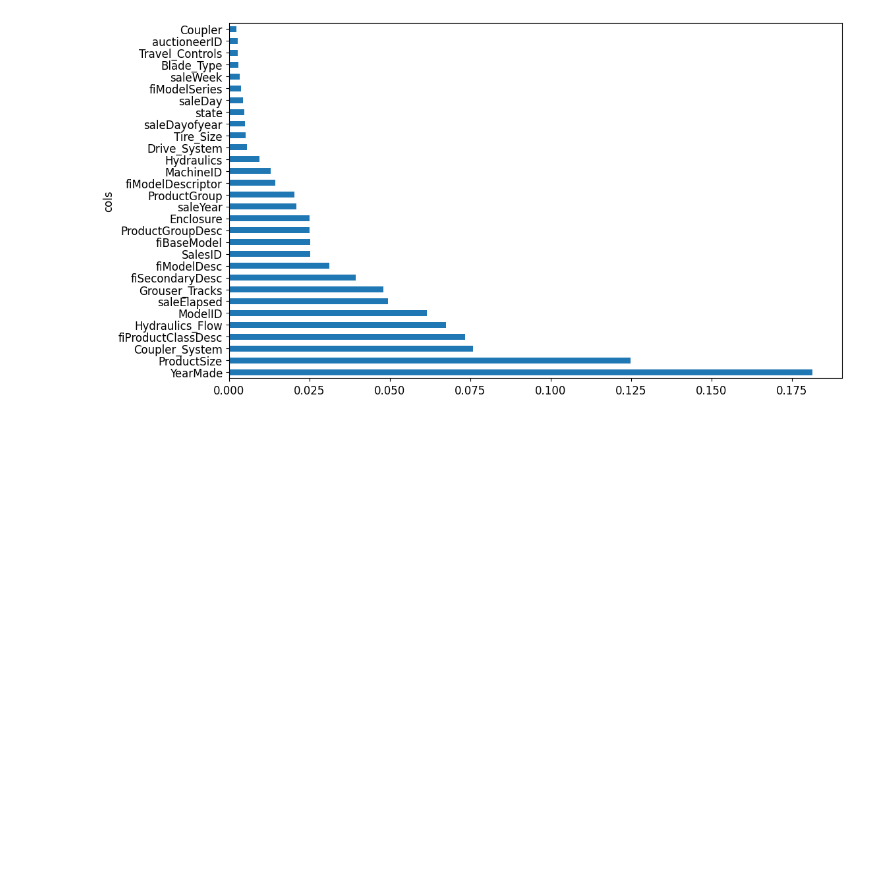
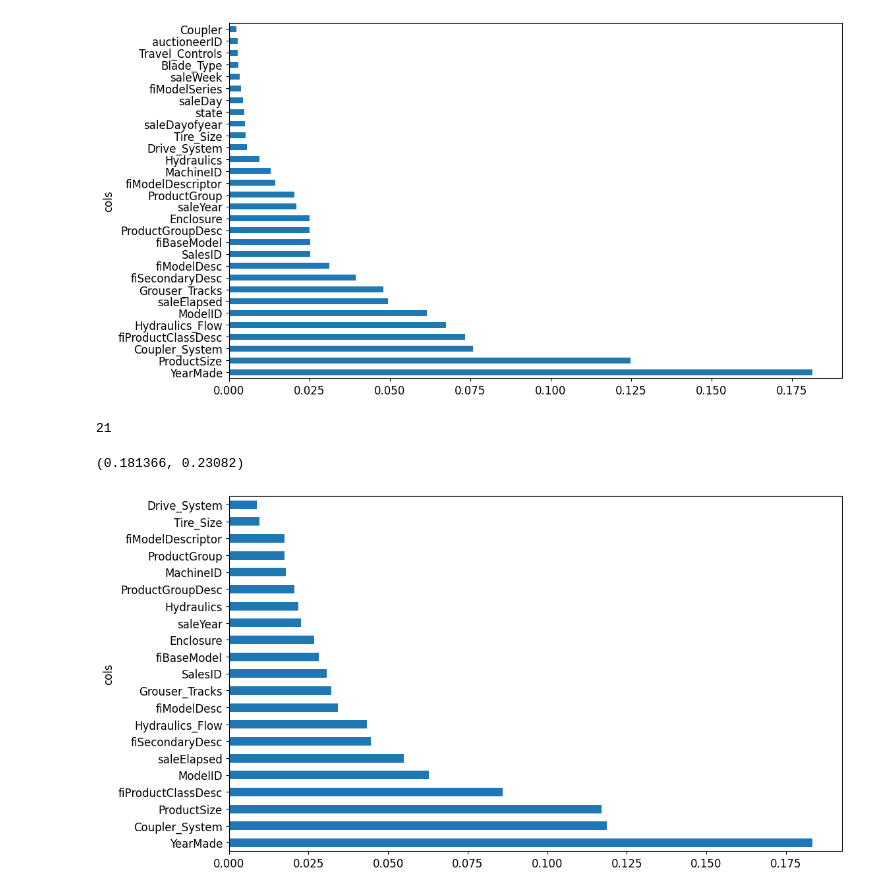
Before and after one commit to fakhar-iqbal/Deep-Learning-with-Pytorch-and-fastai, a Jupyter notebook: Collab_filtering_TabularData/TabularData_SalesPrediction.ipynb, the cells around one changed output. Saved outputs shown, nothing was run; the diff lists cells and outputs as text; code cells hidden in the pictures; blank space fills up the shorter version.

```diff
--- a/Collab_filtering_TabularData/TabularData_Sales_prediction.ipynb
+++ b/Collab_filtering_TabularData/TabularData_SalesPrediction.ipynb
@@ -333,3 +333,21 @@ def plot_fi(fi):
 plot_fi(fi[:30]);
 # %% [output]
 [figure]
+# %%
+to_keep = fi[fi.imp >0.005].cols
+len(to_keep)
+# %% [output]
+21
+# %%
+xs_imp = xs[to_keep]
+valid_xs_imp = valid_xs[to_keep]
+# %%
+m = rf(xs_imp,y)
+# %%
+m_rmse(m,xs_imp,y), m_rmse(m,valid_xs_imp,valid_y)
+# %% [output]
+(0.181366, 0.23082)
+# %%
+plot_fi(rf_feat_importance(m,xs_imp));
+# %% [output]
+[figure, added]
```
